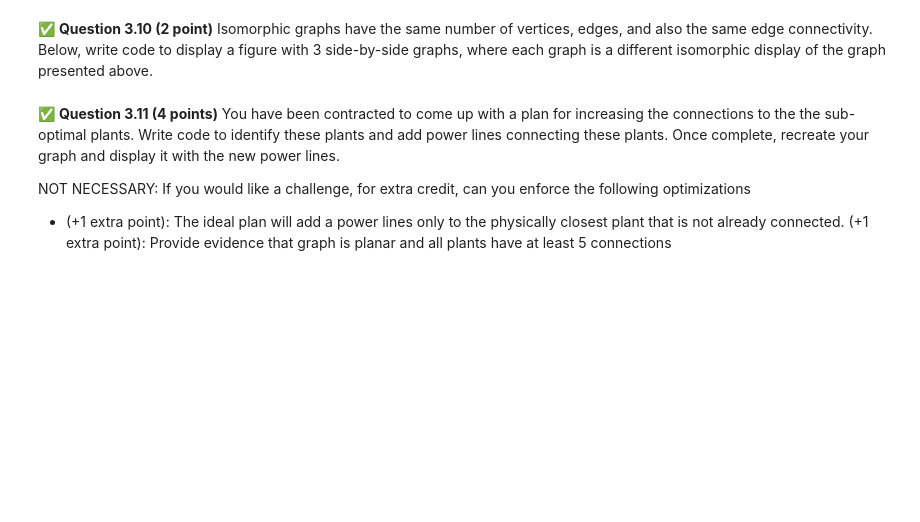
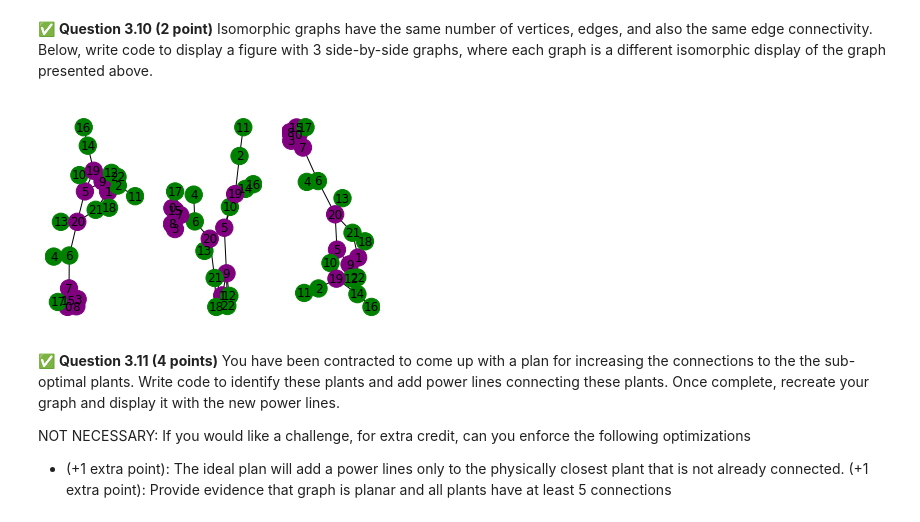
Before and after one commit to ryn-vw/CMSE202-f23-turnin, a Jupyter notebook: HW-02/HW 2, Ryn VW.ipynb, the cells around one changed output. Drawn from its saved outputs; the diff is of its cells as text; code cells hidden in the pictures; blank space fills up the shorter version.

```diff
--- a/HW-02/HW 2, Ryn VW.ipynb
+++ b/HW-02/HW 2, Ryn VW.ipynb
@@ -670,3 +676,21 @@ nx.draw(G, pos=position.values, with_labels=True, node_color=color_map)
+# %%
+# Put your code here:
+import networkx.algorithms.isomorphism as iso
+isomorphic = iso.GraphMatcher(G, G)
+iso_graphs= [G.copy(), G.copy(), G.copy()]
+for i in range (3):
+    plt.subplot(1,3,i+1)
+    pos= nx.spring_layout(iso_graphs[i])
+    node_color=[]
+    for node in iso_graphs[i]:
+        if iso_graphs[i].degree[node] <= 3:
+            node_color.append('green')
+        else:
+            node_color.append('purple')
+    nx.draw(iso_graphs[i], pos, with_labels=True, node_color=node_color)
+# had to use chatGBT and my fried sophie helped me
+# %% [output]
+[figure, added]
 # %% [markdown]
 &#9989; **Question 3.11 (4 points)** You have been contracted to come up with a plan for increasing the connections to the the sub-optimal plants.  Write code to identify these plants and add power lines connecting these plants.  Once complete, recreate your graph and display it with the new power lines.
 
```
Also changed, not shown: parts of 5 cells of this notebook.
